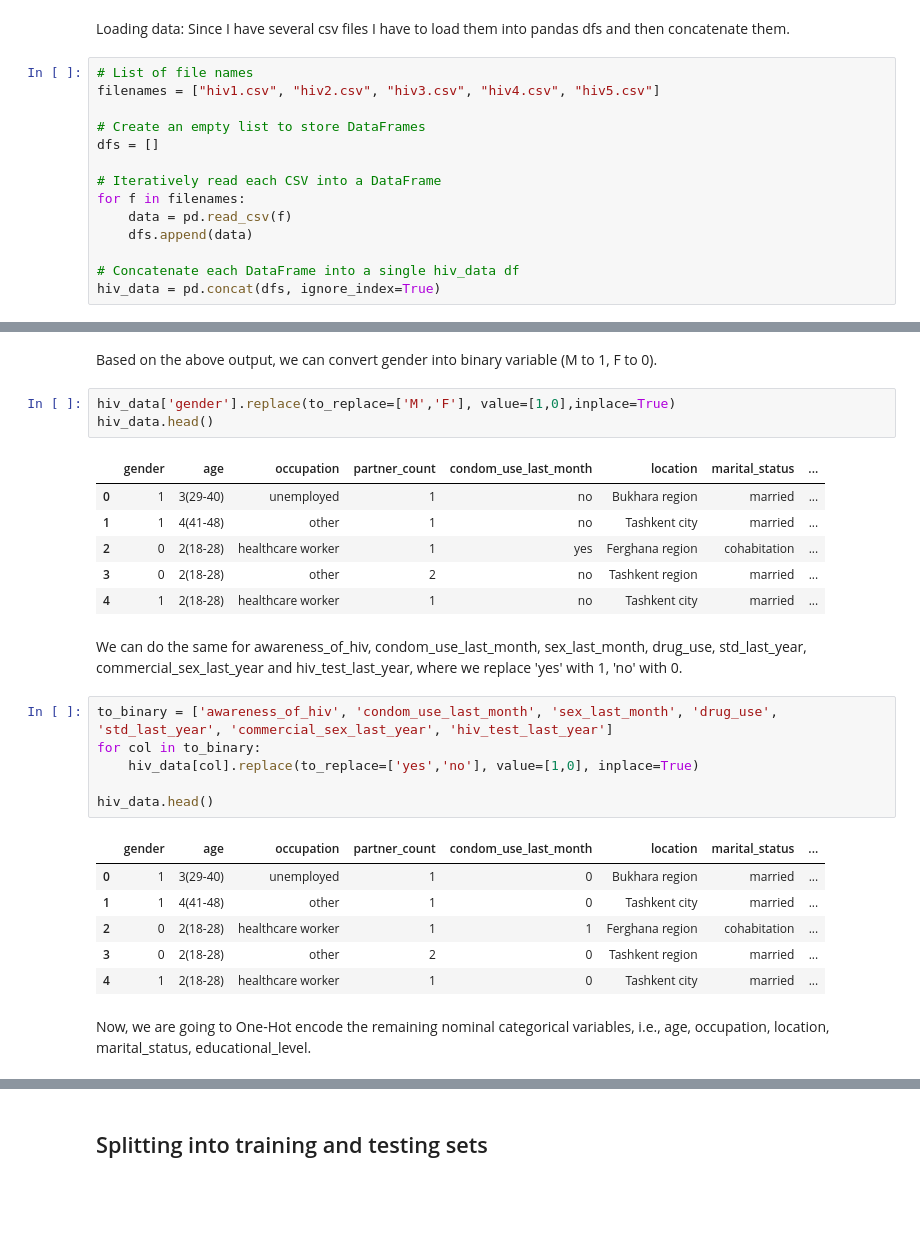
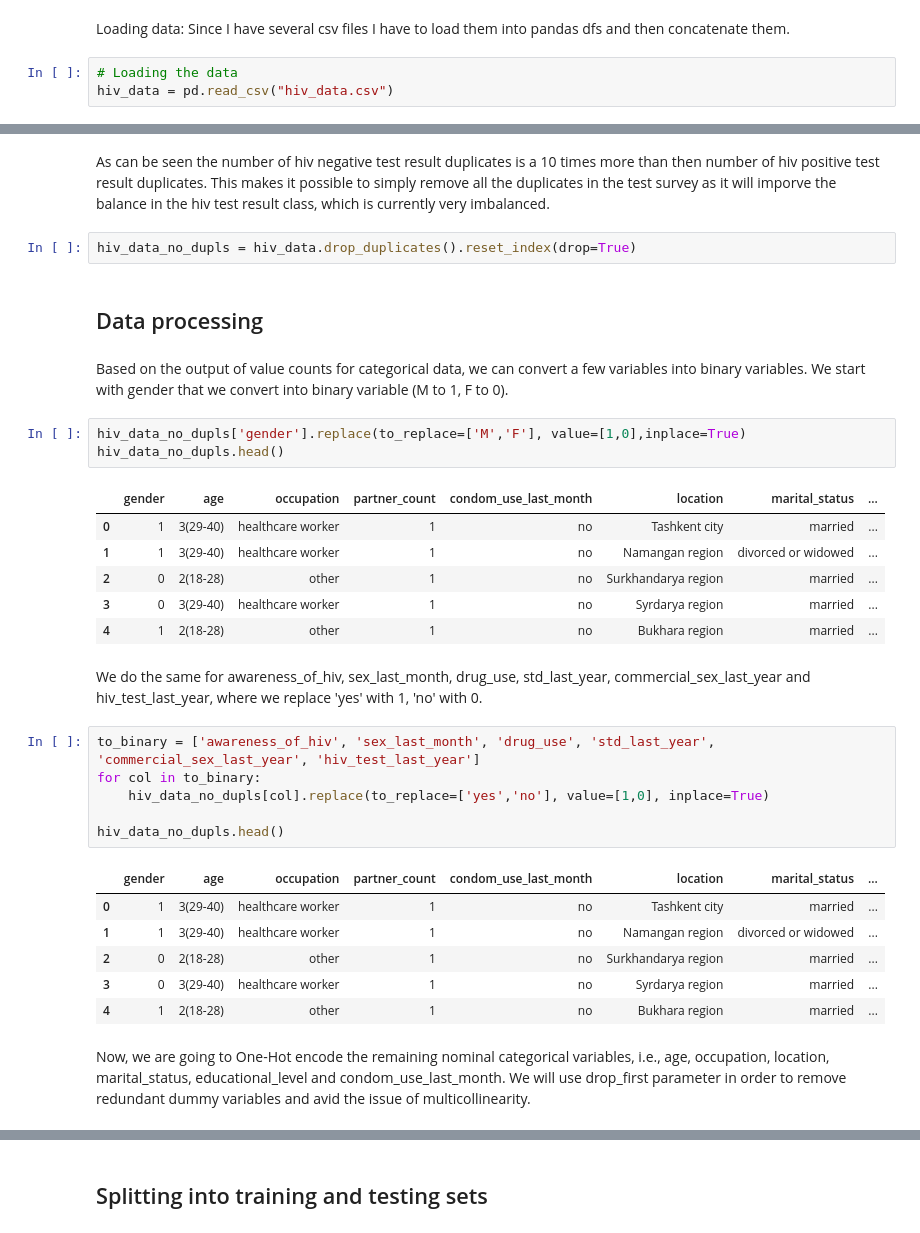
Before and after one commit to normatovbekzod/hiv_classifier, a Jupyter notebook: ML_hiv_classifier.ipynb, the cells around one changed output, grey strips where cells are left out. Saved outputs shown, nothing was run; the diff lists cells and outputs as text; blank space fills up the shorter version.

```diff
--- a/ML_hiv_classifier.ipynb
+++ b/ML_hiv_classifier.ipynb
@@ -8,19 +8,8 @@ from sklearn.metrics import accuracy_score, classification_report, confusion_mat
 # %% [markdown]
 Loading data: Since I have several csv files I have to load them into pandas dfs and then concatenate them.
 # %%
-# List of file names
-filenames = ["hiv1.csv", "hiv2.csv", "hiv3.csv", "hiv4.csv", "hiv5.csv"]
-
-# Create an empty list to store DataFrames
-dfs = []
-
-# Iteratively read each CSV into a DataFrame
-for f in filenames:
-    data = pd.read_csv(f)
-    dfs.append(data)
-
-# Concatenate each DataFrame into a single hiv_data df
-hiv_data = pd.concat(dfs, ignore_index=True)
+# Loading the data
+hiv_data = pd.read_csv("hiv_data.csv")
 # %%
 # Load top of the HIV data as well as info
 hiv_data.head()
@@ -81,30 +105,36 @@ Name: count, dtype: int64
+# %% [markdown]
+As can be seen the number of hiv negative test result duplicates is a 10 times more than then number of hiv positive test result duplicates. This makes it possible to simply remove all the duplicates in the test survey as it will imporve the balance in the hiv test result class, which is currently very imbalanced.
+# %%
+hiv_data_no_dupls = hiv_data.drop_duplicates().reset_index(drop=True)
+# %% [markdown]
+## Data processing
 # %% [markdown]
-Based on the above output, we can convert gender into binary variable (M to 1, F to 0).
+Based on the output of value counts for categorical data, we can convert a few variables into binary variables. We start with gender that we convert into binary variable (M to 1, F to 0).
 # %%
-hiv_data['gender'].replace(to_replace=['M','F'], value=[1,0],inplace=True)
-hiv_data.head()
+hiv_data_no_dupls['gender'].replace(to_replace=['M','F'], value=[1,0],inplace=True)
+hiv_data_no_dupls.head()
 # %% [output]
 |  | gender | age | occupation | partner_count | condom_use_last_month | location | marital_status | ... |
-| 0 | 1 | 3(29-40) | unemployed | 1 | no | Bukhara region | married | ... |
-| 1 | 1 | 4(41-48) | other | 1 | no | Tashkent city | married | ... |
-| 2 | 0 | 2(18-28) | healthcare worker | 1 | yes | Ferghana region | cohabitation | ... |
-| 3 | 0 | 2(18-28) | other | 2 | no | Tashkent region | married | ... |
-| 4 | 1 | 2(18-28) | healthcare worker | 1 | no | Tashkent city | married | ... |
+| 0 | 1 | 3(29-40) | healthcare worker | 1 | no | Tashkent city | married | ... |
+| 1 | 1 | 3(29-40) | healthcare worker | 1 | no | Namangan region | divorced or widowed | ... |
+| 2 | 0 | 2(18-28) | other | 1 | no | Surkhandarya region | married | ... |
+| 3 | 0 | 3(29-40) | healthcare worker | 1 | no | Syrdarya region | married | ... |
+| 4 | 1 | 2(18-28) | other | 1 | no | Bukhara region | married | ... |
 # %% [markdown]
-We can do the same for awareness_of_hiv, condom_use_last_month, sex_last_month, drug_use, std_last_year, commercial_sex_last_year and hiv_test_last_year, where we replace 'yes' with 1, 'no' with 0.
+We do the same for awareness_of_hiv, sex_last_month, drug_use, std_last_year, commercial_sex_last_year and hiv_test_last_year, where we replace 'yes' with 1, 'no' with 0.
 # %%
-to_binary = ['awareness_of_hiv', 'condom_use_last_month', 'sex_last_month', 'drug_use', 'std_last_year', 'commercial_sex_last_year', 'hiv_test_last_year']
+to_binary = ['awareness_of_hiv', 'sex_last_month', 'drug_use', 'std_last_year', 'commercial_sex_last_year', 'hiv_test_last_year']
 for col in to_binary:
-    hiv_data[col].replace(to_replace=['yes','no'], value=[1,0], inplace=True)
+    hiv_data_no_dupls[col].replace(to_replace=['yes','no'], value=[1,0], inplace=True)
 
-hiv_data.head()
+hiv_data_no_dupls.head()
 # %% [output]
 |  | gender | age | occupation | partner_count | condom_use_last_month | location | marital_status | ... |
-| 0 | 1 | 3(29-40) | unemployed | 1 | 0 | Bukhara region | married | ... |
-| 1 | 1 | 4(41-48) | other | 1 | 0 | Tashkent city | married | ... |
-| 2 | 0 | 2(18-28) | healthcare worker | 1 | 1 | Ferghana region | cohabitation | ... |
-| 3 | 0 | 2(18-28) | other | 2 | 0 | Tashkent region | married | ... |
-| 4 | 1 | 2(18-28) | healthcare worker | 1 | 0 | Tashkent city | married | ... |
+| 0 | 1 | 3(29-40) | healthcare worker | 1 | no | Tashkent city | married | ... |
+| 1 | 1 | 3(29-40) | healthcare worker | 1 | no | Namangan region | divorced or widowed | ... |
+| 2 | 0 | 2(18-28) | other | 1 | no | Surkhandarya region | married | ... |
+| 3 | 0 | 3(29-40) | healthcare worker | 1 | no | Syrdarya region | married | ... |
+| 4 | 1 | 2(18-28) | other | 1 | no | Bukhara region | married | ... |
 # %% [markdown]
-Now, we are going to One-Hot encode the remaining nominal categorical variables, i.e., age, occupation, location, marital_status, educational_level.
+Now, we are going to One-Hot encode the remaining nominal categorical variables, i.e., age, occupation, location, marital_status, educational_level and condom_use_last_month. We will use drop_first parameter in order to remove redundant dummy variables and avid the issue of multicollinearity.
 # %%
```
Also changed, not shown: parts of 85 cells of this notebook, 9 other files.
